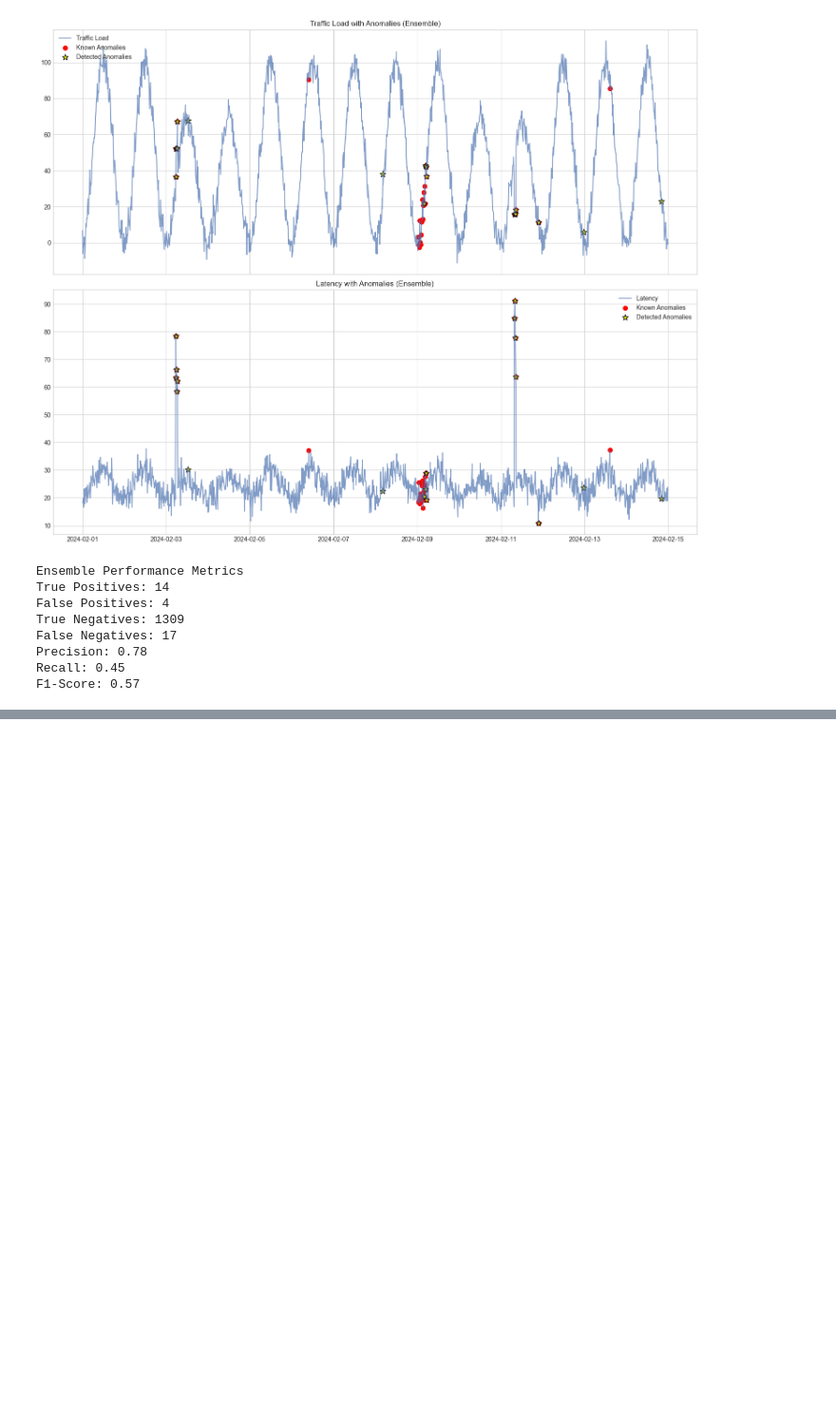
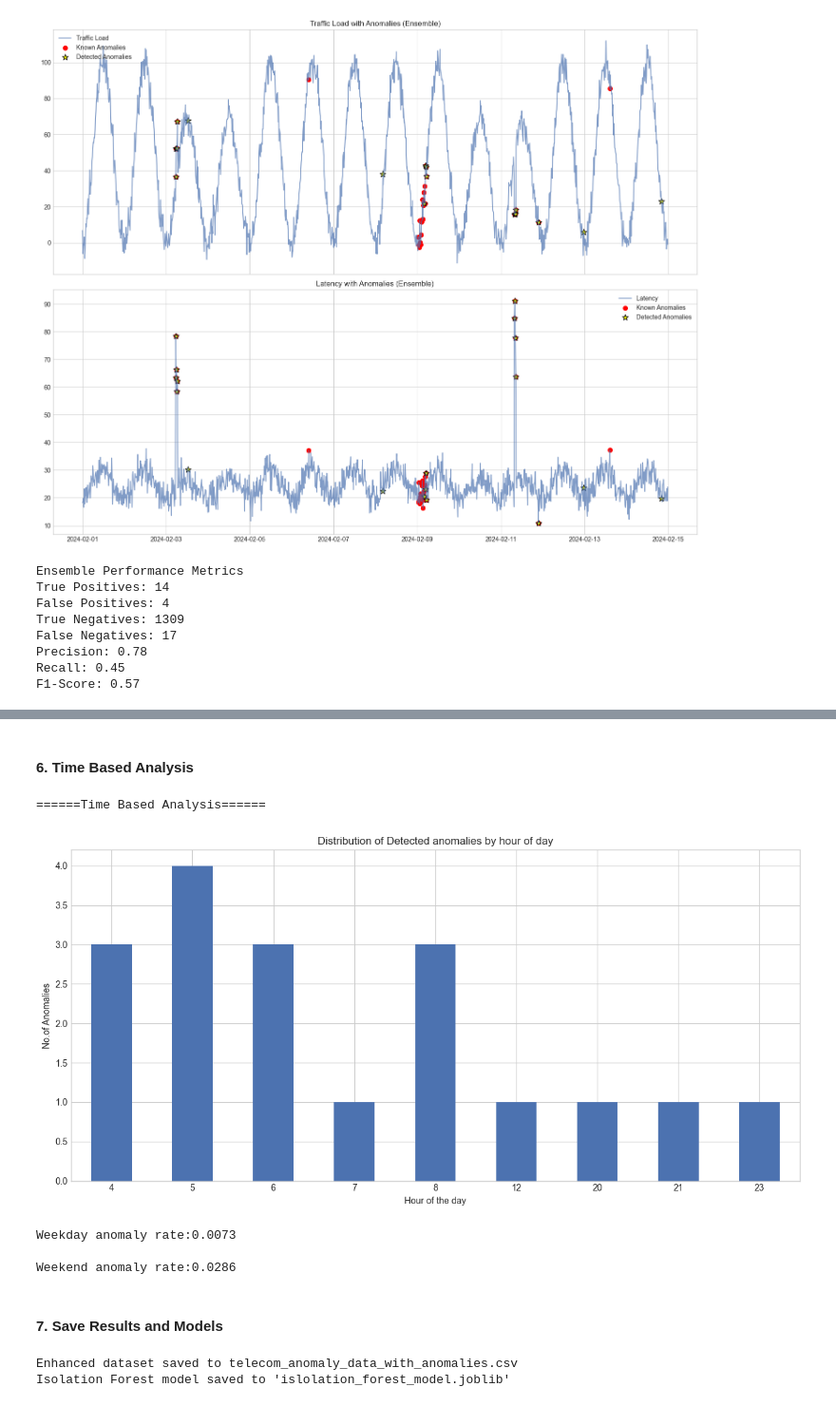
Before and after one commit to kiran2906/telecom_nw_anomaly, a Jupyter notebook: notebooks/anomaly_detection_models.ipynb, the cells around one changed output, grey strips where cells are left out. Shown at 95% size. Drawn from its saved outputs; the diff is of its cells as text; code cells hidden in the pictures; blank space fills up the shorter version.

Commit message:
model creation, comparison and picked the optimal model for high performance

```diff
--- a/notebooks/anomaly_detection_models.ipynb
+++ b/notebooks/anomaly_detection_models.ipynb
@@ -294,0 +320,49 @@ F1-Score: 0.57
+# %% [markdown]
+#### 6. Time Based Analysis
+# %%
+print("\n======Time Based Analysis======")
+
+#Group detected anomalies by hour of the day
+ensemble_anomalies = df[df['ensemble_anomaly']==-1].copy()
+anomalies_by_hour = ensemble_anomalies.groupby(ensemble_anomalies['timestamp'].dt.hour).size()
+
+plt.figure(figsize=(12,6))
+anomalies_by_hour.plot(kind="bar")
+plt.title("Distribution of Detected anomalies by hour of day")
+plt.xlabel('Hour of the day')
+plt.ylabel('No.of Anomalies')
+plt.xticks(rotation=0)
+plt.tight_layout()
+plt.savefig('anomoalies_by_hour.png')
+plt.show()
+
+# Group by weekday vs weekend
+anomalies_by_day_type = ensemble_anomalies.groupby('is_weekend').size()
+normal_by_day_type = df[df['ensemble_anomaly']==1].groupby('is_weekend').size()
+
+#Calculate Anomaly rate
+weekday_rate = anomalies_by_day_type.get(0,0) / (anomalies_by_day_type.get(0,0) + normal_by_day_type.get(0,0))
+weekend_rate = anomalies_by_day_type.get(1,0) / (anomalies_by_day_type.get(1,0) + normal_by_day_type.get(1,0))
+
+print(f"\nWeekday anomaly rate:{weekday_rate:.4f}")
+print(f"\nWeekend anomaly rate:{weekend_rate:.4f}")
+# %% [output]
+======Time Based Analysis======
+[figure, added]
+Weekday anomaly rate:0.0073
+
+Weekend anomaly rate:0.0286
+# %% [markdown]
+#### 7. Save Results and Models
+# %%
+#Save the enhanced dataset with anomaly flags
+df.to_csv("telecom_anomaly_data_with_anomalies.csv", index=False)
+print(f"Enhanced dataset saved to telecom_anomaly_data_with_anomalies.csv ")
+
+#Save the best model
+import joblib
+joblib.dump(iso_forest, 'isolation_forest_model.joblib')
+print("Isolation Forest model saved to 'islolation_forest_model.joblib'")
+# %% [output]
+Enhanced dataset saved to telecom_anomaly_data_with_anomalies.csv
+Isolation Forest model saved to 'islolation_forest_model.joblib'
```
Also changed, not shown: parts of 2 cells of this notebook, 4 other files.
